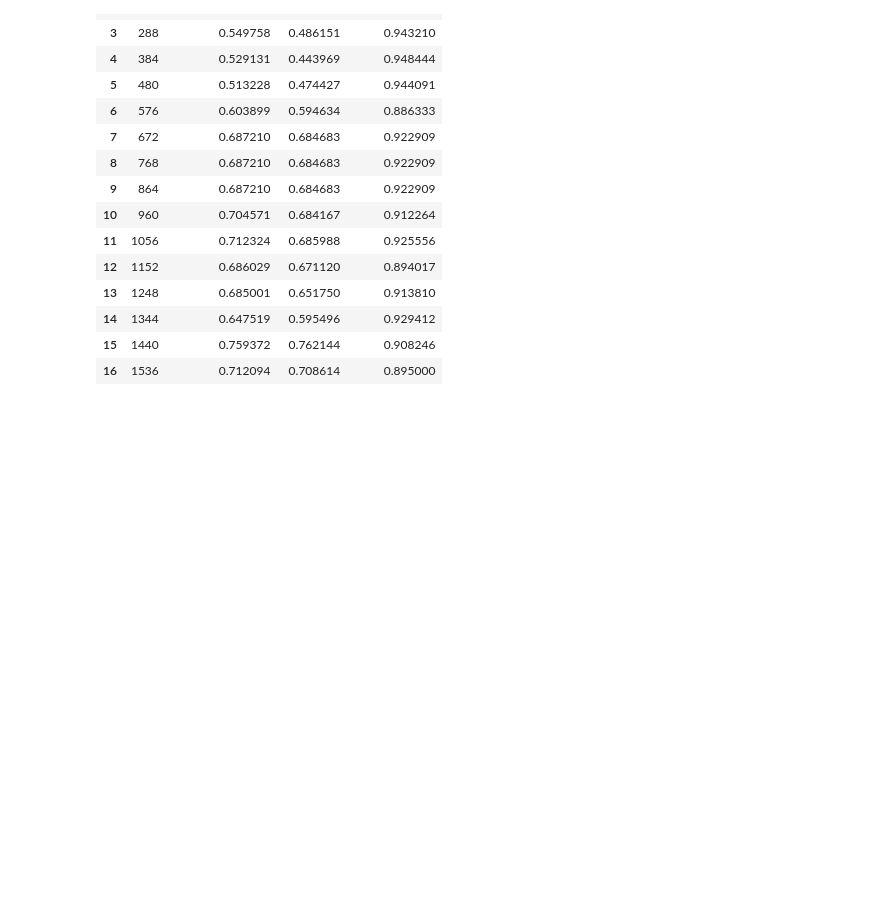
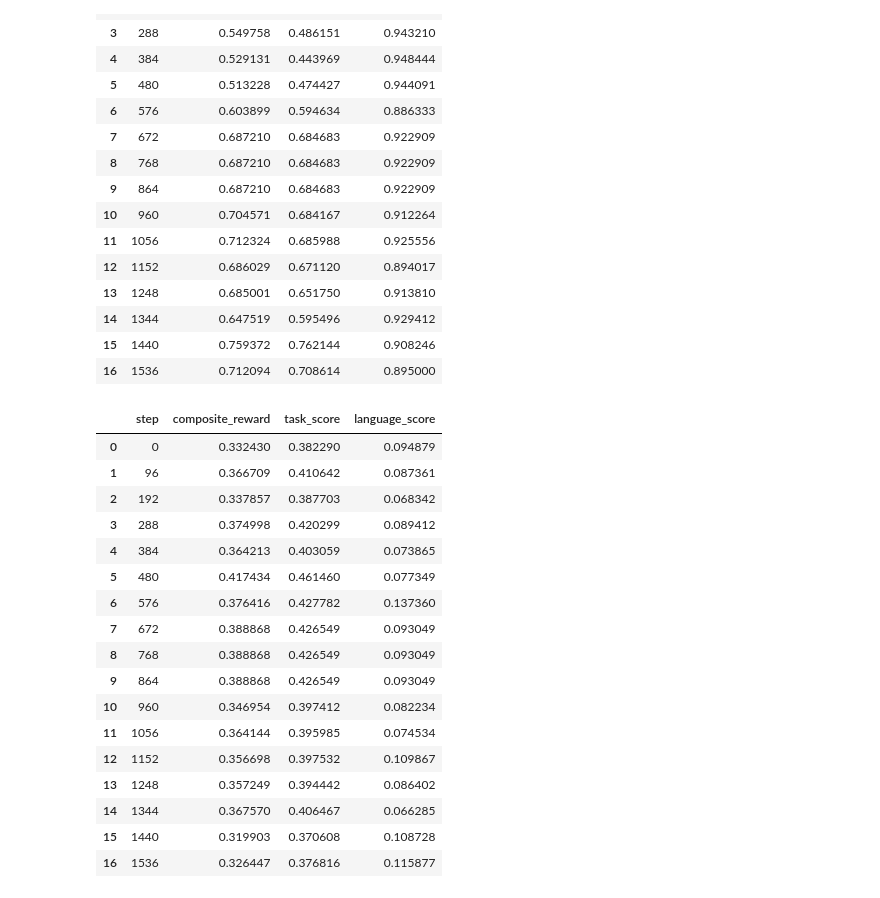
Before and after one commit to Luisibear98/mars-steg, a Jupyter notebook: mars_steg/final_reward_plots.ipynb, the cells around one changed output. Cells and saved outputs as stored; diff of their text form; code cells hidden in the pictures; blank space fills up the shorter version.

```diff
--- a/mars_steg/final_reward_plots.ipynb
+++ b/mars_steg/final_reward_plots.ipynb
@@ -189,4 +189,26 @@ test_score_grouped_mean
 | 14 | 1344 | 0.647519 | 0.595496 | 0.929412 |
 | 15 | 1440 | 0.759372 | 0.762144 | 0.908246 |
 | 16 | 1536 | 0.712094 | 0.708614 | 0.895000 |
+# %%
+test_score_grouped_std = test_score_df.groupby(by=["step"]).std().reset_index()
+test_score_grouped_std
+# %% [output]
+|  | step | composite_reward | task_score | language_score |
+| 0 | 0 | 0.332430 | 0.382290 | 0.094879 |
+| 1 | 96 | 0.366709 | 0.410642 | 0.087361 |
+| 2 | 192 | 0.337857 | 0.387703 | 0.068342 |
+| 3 | 288 | 0.374998 | 0.420299 | 0.089412 |
+| 4 | 384 | 0.364213 | 0.403059 | 0.073865 |
+| 5 | 480 | 0.417434 | 0.461460 | 0.077349 |
+| 6 | 576 | 0.376416 | 0.427782 | 0.137360 |
+| 7 | 672 | 0.388868 | 0.426549 | 0.093049 |
+| 8 | 768 | 0.388868 | 0.426549 | 0.093049 |
+| 9 | 864 | 0.388868 | 0.426549 | 0.093049 |
+| 10 | 960 | 0.346954 | 0.397412 | 0.082234 |
+| 11 | 1056 | 0.364144 | 0.395985 | 0.074534 |
+| 12 | 1152 | 0.356698 | 0.397532 | 0.109867 |
+| 13 | 1248 | 0.357249 | 0.394442 | 0.086402 |
+| 14 | 1344 | 0.367570 | 0.406467 | 0.066285 |
+| 15 | 1440 | 0.319903 | 0.370608 | 0.108728 |
+| 16 | 1536 | 0.326447 | 0.376816 | 0.115877 |
 # %%
```
Also changed, not shown: parts of 3 cells of this notebook, 1 other file.
